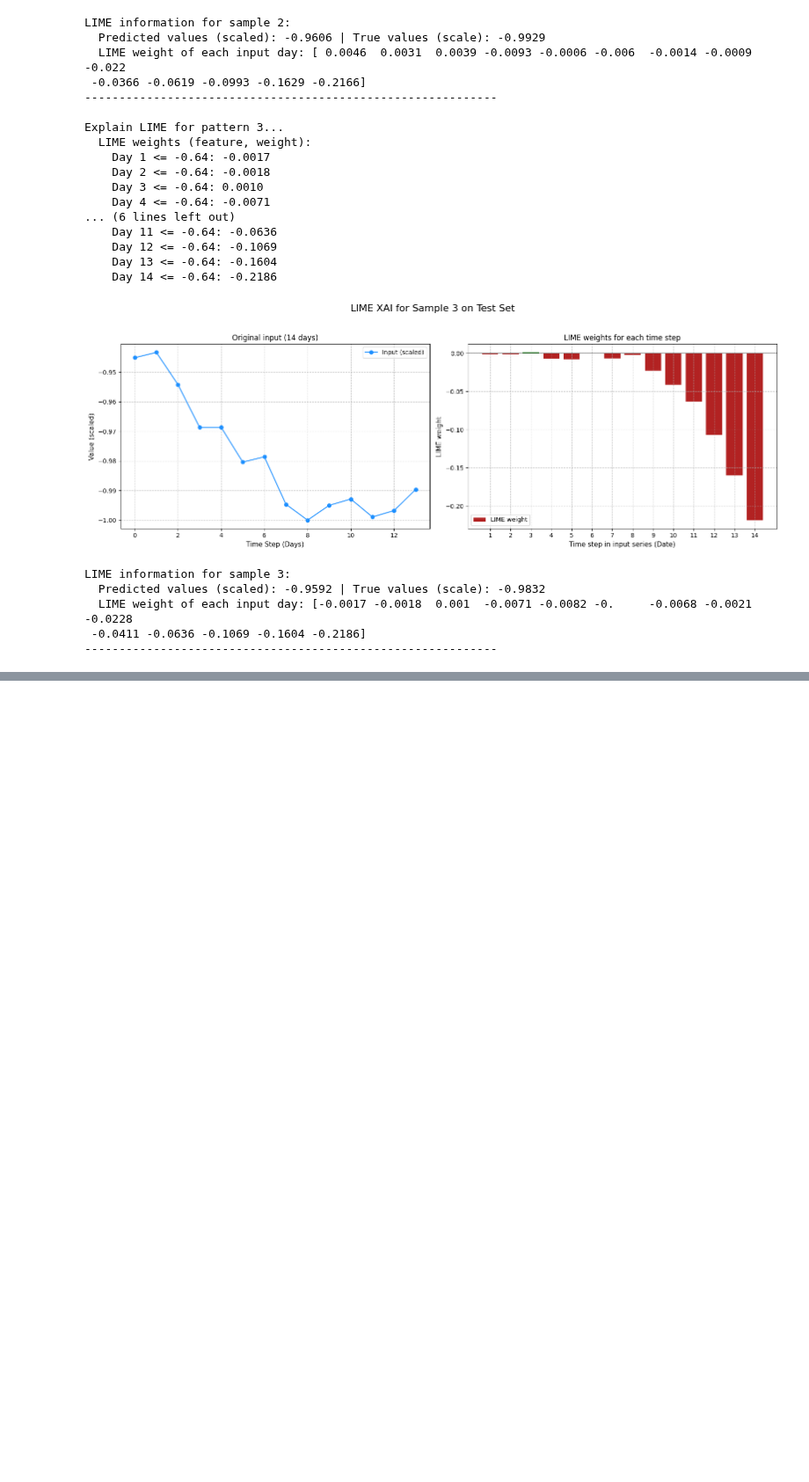
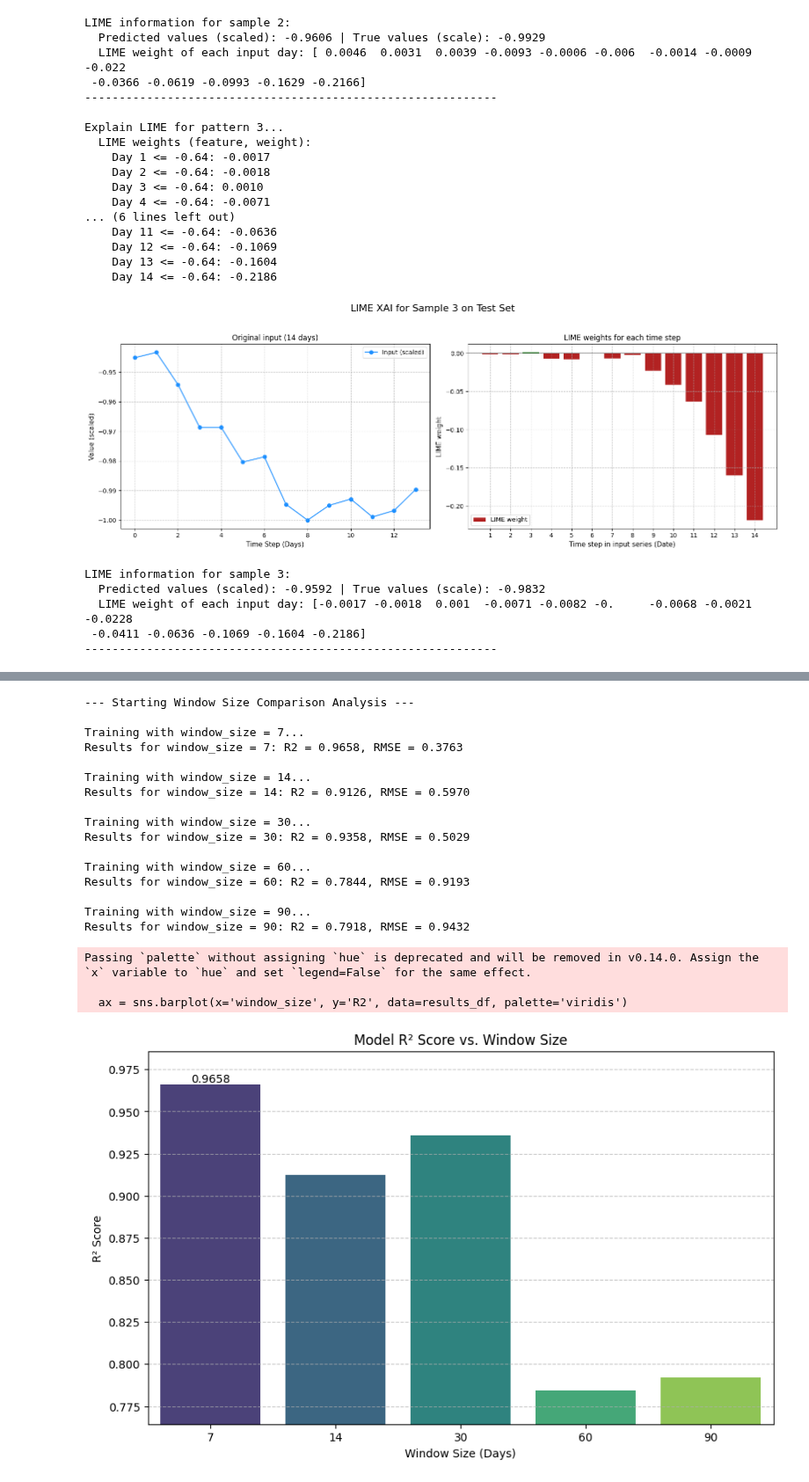
Before and after one commit to ThienNguyen3001/Stock-Price-Prediction-RNN-LSTM-GRU, a Jupyter notebook: stock_price_predict.ipynb, the cells around one changed output, grey strips where cells are left out. Shown at 88% size. Saved outputs shown, nothing was run; the diff lists cells and outputs as text; code cells hidden in the pictures; blank space fills up the shorter version.

```diff
--- a/stock_price_predict.ipynb
+++ b/stock_price_predict.ipynb
@@ -1208,0 +1206,74 @@ LIME information for sample 3:
+# %%
+# --- Window Size Comparison ---
+print("\n--- Starting Window Size Comparison Analysis ---")
+
+window_sizes = [7, 14, 30, 60, 90]
+results = []
+
+for size in window_sizes:
+    print(f"\nTraining with window_size = {size}...")
+
+    # 1. Split data for the current window size
+    scaler_ws, X_train_ws, y_train_ws, X_test_ws, y_test_ws = split_data(closing_price, size)
+    X_train_t_ws = torch.from_numpy(X_train_ws).type(torch.Tensor)
+    X_test_t_ws = torch.from_numpy(X_test_ws).type(torch.Tensor)
+    y_train_t_ws = torch.from_numpy(y_train_ws).type(torch.Tensor)
+    y_test_t_ws = torch.from_numpy(y_test_ws).type(torch.Tensor)
+
+    # 2. Initialize and train the model
+    rnn_model_ws = RNN(num_input, num_hidden, num_layer, num_output)
+    criterion_ws = nn.MSELoss()
+    optimizer_ws = torch.optim.Adam(rnn_model_ws.parameters(), lr=0.01)
+
+    for epoch in range(100):
+        y_train_pred_ws = rnn_model_ws(X_train_t_ws)
+        loss_ws = criterion_ws(y_train_pred_ws, y_train_t_ws)
+        optimizer_ws.zero_grad()
+        loss_ws.backward()
+        optimizer_ws.step()
+
+    # 3. Evaluate the model
+    gru_model_ws.eval()
+    with torch.no_grad():
+        y_test_pred_t_ws = rnn_model_ws(X_test_t_ws)
+
+    y_test_pred_ws = scaler_ws.inverse_transform(y_test_pred_t_ws.numpy())
+    y_test_orig_ws = scaler_ws.inverse_transform(y_test_t_ws.numpy())
+
+    rmse, _, _, _, r2 = calculate_metrics(y_test_orig_ws[:, 0], y_test_pred_ws[:, 0])
+    results.append({'window_size': size, 'R2': r2, 'RMSE': rmse})
+    print(f"Results for window_size = {size}: R2 = {r2:.4f}, RMSE = {rmse:.4f}")
+
+# --- Visualize Window Size Results ---
+results_df = pd.DataFrame(results)
+
+plt.figure(figsize=(10, 6))
+ax = sns.barplot(x='window_size', y='R2', data=results_df, palette='viridis')
+plt.title('Model R² Score vs. Window Size')
+plt.xlabel('Window Size (Days)')
+plt.ylabel('R² Score')
+ax.bar_label(ax.containers[0], fmt='%.4f')
+plt.ylim(min(results_df['R2']) - 0.02, max(results_df['R2']) + 0.02)
+plt.grid(axis='y', linestyle='--', alpha=0.7)
+plt.show()
+# %% [output]
+--- Starting Window Size Comparison Analysis ---
+
+Training with window_size = 7...
+Results for window_size = 7: R2 = 0.9658, RMSE = 0.3763
+
+Training with window_size = 14...
+Results for window_size = 14: R2 = 0.9126, RMSE = 0.5970
+
+Training with window_size = 30...
+Results for window_size = 30: R2 = 0.9358, RMSE = 0.5029
+
+Training with window_size = 60...
+Results for window_size = 60: R2 = 0.7844, RMSE = 0.9193
+
+Training with window_size = 90...
+Results for window_size = 90: R2 = 0.7918, RMSE = 0.9432
+Passing `palette` without assigning `hue` is deprecated and will be removed in v0.14.0. Assign the `x` variable to `hue` and set `legend=False` for the same effect.
+
+  ax = sns.barplot(x='window_size', y='R2', data=results_df, palette='viridis')
+[figure, added]
```
Also changed, not shown: parts of 6 cells of this notebook.
